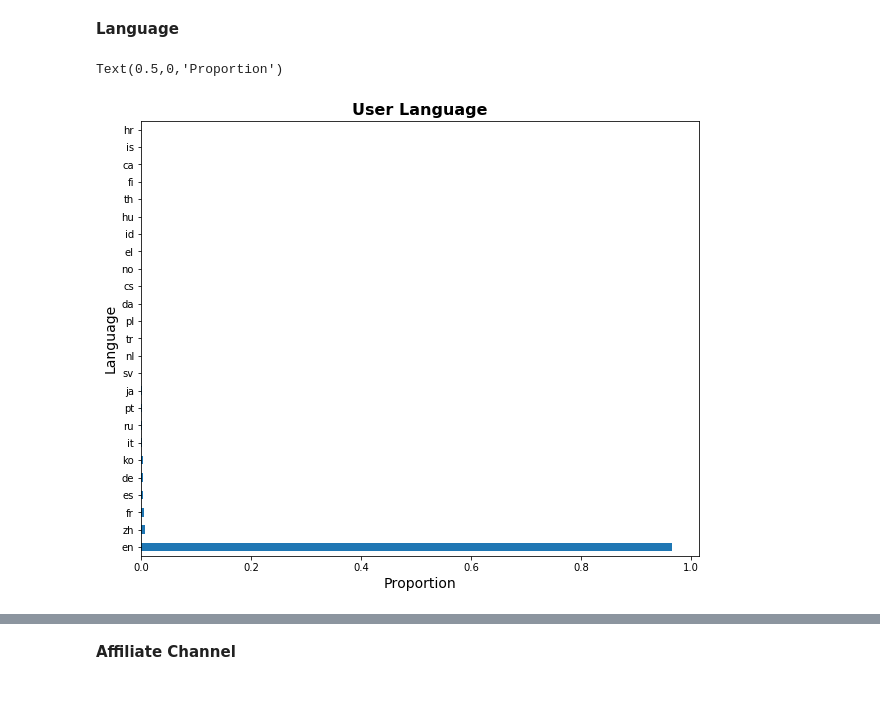
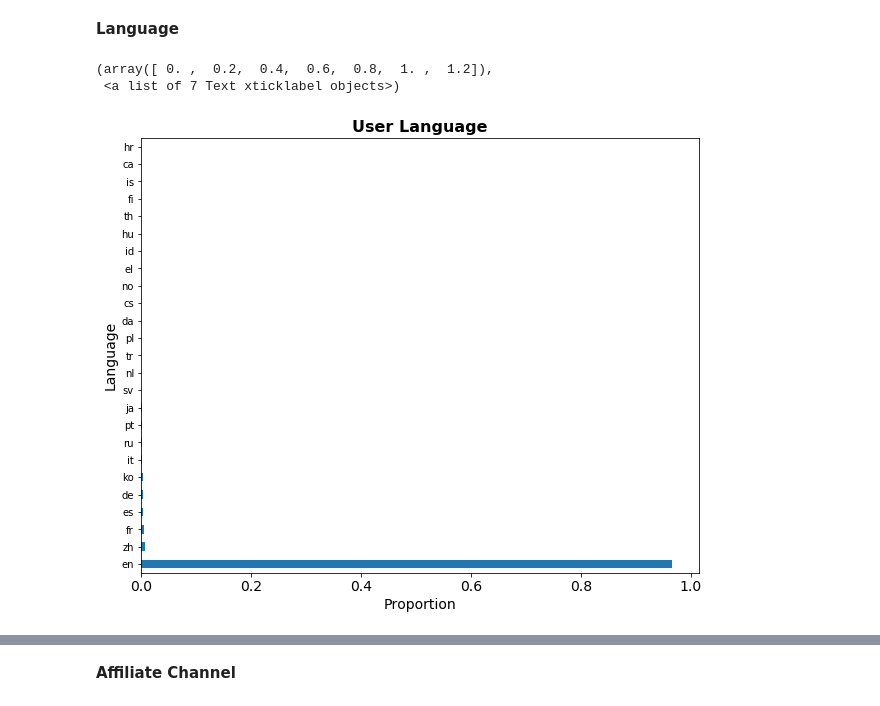
Before and after one commit to broad32/Project, a Jupyter notebook: Project.ipynb, the cells around one changed output, grey strips where cells are left out. Saved outputs shown, nothing was run; the diff lists cells and outputs as text; code cells hidden in the pictures.

```diff
--- a/Project.ipynb
+++ b/Project.ipynb
@@ -366,9 +370,11 @@ dummies.append('signup_flow')
 # %%
 xtrain['language'].value_counts(normalize=1, dropna=1).plot(kind='barh')
 plt.title('User Language', fontsize=16,fontweight='bold')
 plt.ylabel('Language', fontsize=14)
 plt.xlabel('Proportion', fontsize=14)
+plt.xticks(fontsize=14)
 # %% [output]
-Text(0.5,0,'Proportion')
+(array([ 0. ,  0.2,  0.4,  0.6,  0.8,  1. ,  1.2]),
+ <a list of 7 Text xticklabel objects>)
-[figure, old version]
+[figure, new version]
 # %% [markdown]
```
Also changed, not shown: parts of 111 cells of this notebook.
